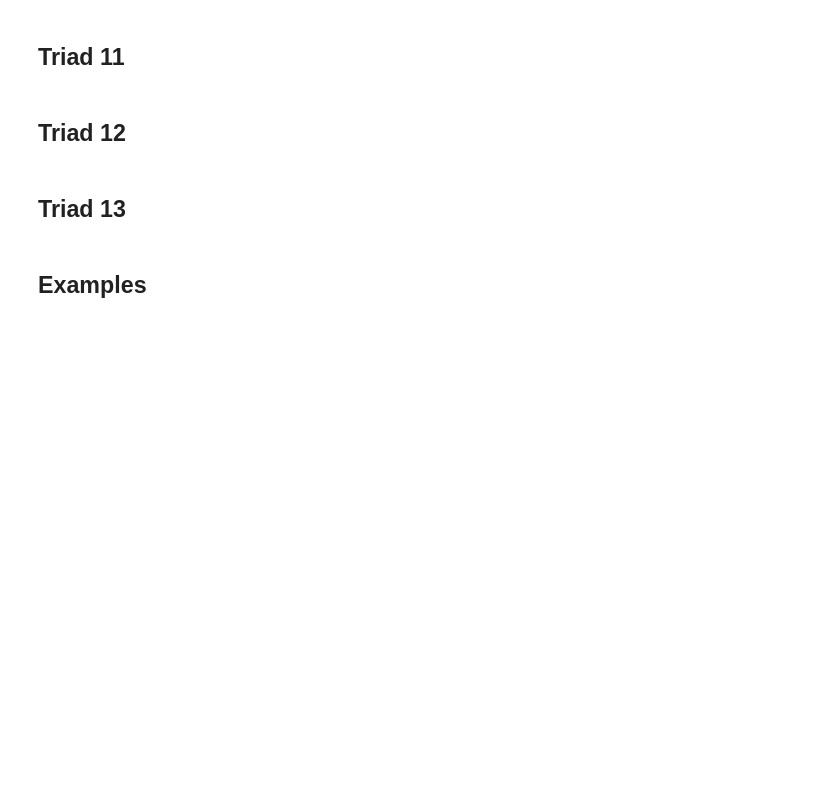
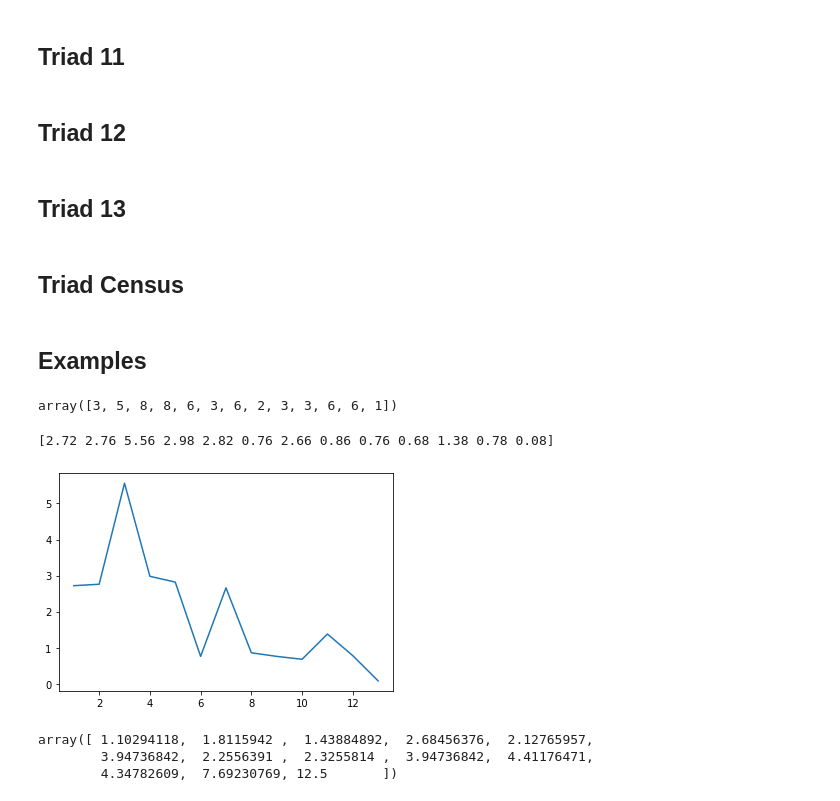
Before and after one commit to EnricoBorriello/Triads_Topology_Bio_Nets, a Jupyter notebook: Count Triads.ipynb, the cells around one changed output. Drawn from its saved outputs; the diff is of its cells as text; code cells hidden in the pictures; blank space fills up the shorter version.

```diff
--- a/Count Triads.ipynb
+++ b/Count Triads.ipynb
@@ -12,6 +14,15 @@ def ER_adj_matrix(N,p):
                 A[i][j] = 1
                 A[j][i] = 1
     return A
+# %%
+#random non symmetric with n, p
+def random_adj_matrix(N,p):
+    A = np.zeros((N,N), dtype=int)
+    for i in range(N):
+        for j in range(N):
+            if rn.random() < p and i!=j:
+                A[i][j] = 1
+    return A
 # %%
 # Given a matrix, we wont to extract only the symmetric, and non-zero components, i.e. aij > 0 such that aji = aij
 # we are assuming aij = 0,1 only
@@ -120,3 +160,5 @@ def triad_13(matrix):
     As3 = lin.matrix_power(As, 3)
     t13 = np.trace(As3)/6
     return t13
+# %% [markdown]
+## Triad Census
@@ -126,8 +200,37 @@ def triad_13(matrix):
 #example
 
 A = [
-    [0,1,1],
-    [1,0,1],
-    [1,1,0],
+    [0,1,1,0],
+    [1,0,1,0],
+    [1,1,0,0],
+    [0,1,0,0],
 ]
+
+Tp = triad_census(A)
+Tp
+# %% [output]
+array([3, 5, 8, 8, 6, 3, 6, 2, 3, 3, 6, 6, 1])
+# %%
+m = 50
+n = len(A)
+#p = np.sum(A)/(n**2)
+#n = 10
+p = .5
+census = np.zeros(13)
+for i in range(m):
+    matrix = random_adj_matrix(n,p)
+    census = census + triad_census(matrix)
+avg_census = census/m
+print(avg_census)
+t = range(1,14)
+plt.plot(t,avg_census);
+# %% [output]
+[2.72 2.76 5.56 2.98 2.82 0.76 2.66 0.86 0.76 0.68 1.38 0.78 0.08]
+[figure, added]
+# %%
+Tp/avg_census
+# %% [output]
+array([ 1.10294118,  1.8115942 ,  1.43884892,  2.68456376,  2.12765957,
+        3.94736842,  2.2556391 ,  2.3255814 ,  3.94736842,  4.41176471,
+        4.34782609,  7.69230769, 12.5       ])
 # %%
```
Also changed, not shown: parts of 16 cells of this notebook.
